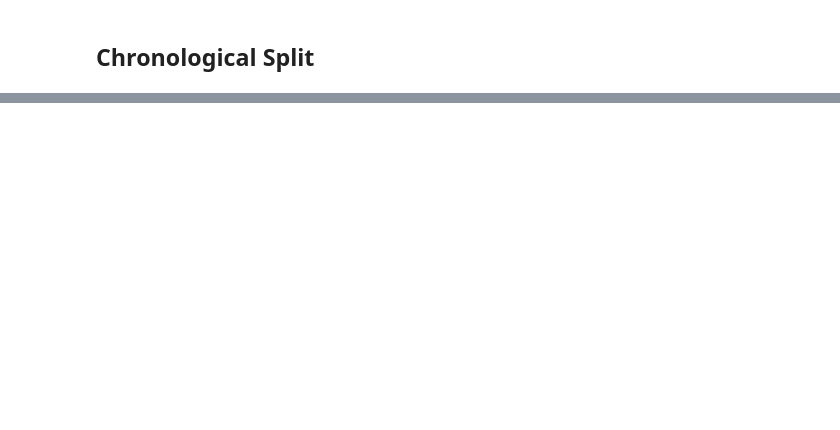
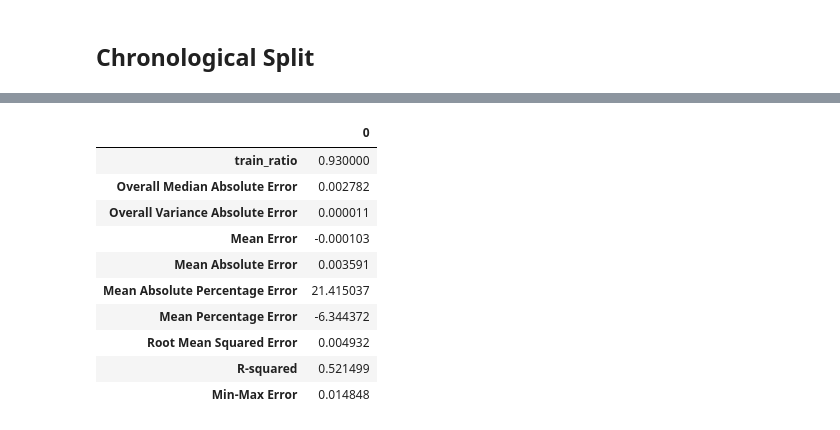
Before and after one commit to rheza-bitwyre/local-share-2, a Jupyter notebook: 02_NEAR_USDT/03_features_selection.ipynb, the cells around one changed output, grey strips where cells are left out. Drawn from its saved outputs; the diff is of its cells as text; code cells hidden in the pictures; blank space fills up the shorter version.

```diff
--- a/02_NEAR_USDT/03_features_selection.ipynb
+++ b/02_NEAR_USDT/03_features_selection.ipynb
@@ -629,0 +943,14 @@ Processing train-test split ratio: 0.93
+# %%
+results_df.T
+# %% [output]
+|  | 0 |
+| train_ratio | 0.930000 |
+| Overall Median Absolute Error | 0.002782 |
+| Overall Variance Absolute Error | 0.000011 |
+| Mean Error | -0.000103 |
+| Mean Absolute Error | 0.003591 |
+| Mean Absolute Percentage Error | 21.415037 |
+| Mean Percentage Error | -6.344372 |
+| Root Mean Squared Error | 0.004932 |
+| R-squared | 0.521499 |
+| Min-Max Error | 0.014848 |
```
Also changed, not shown: parts of 9 cells of this notebook, 2 other files.
